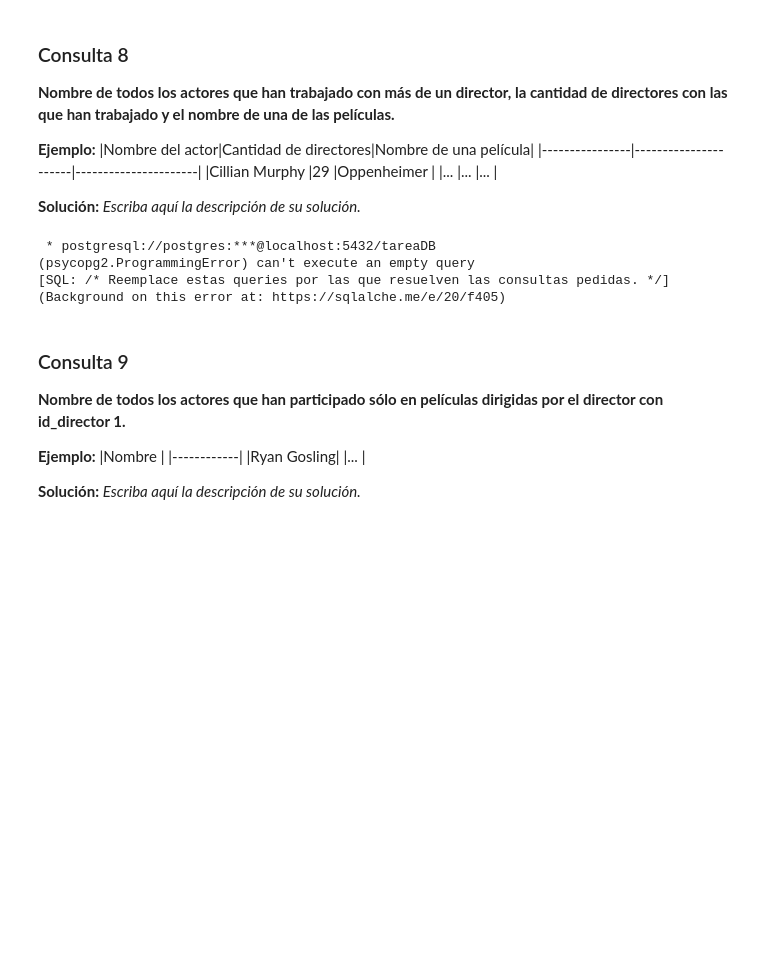
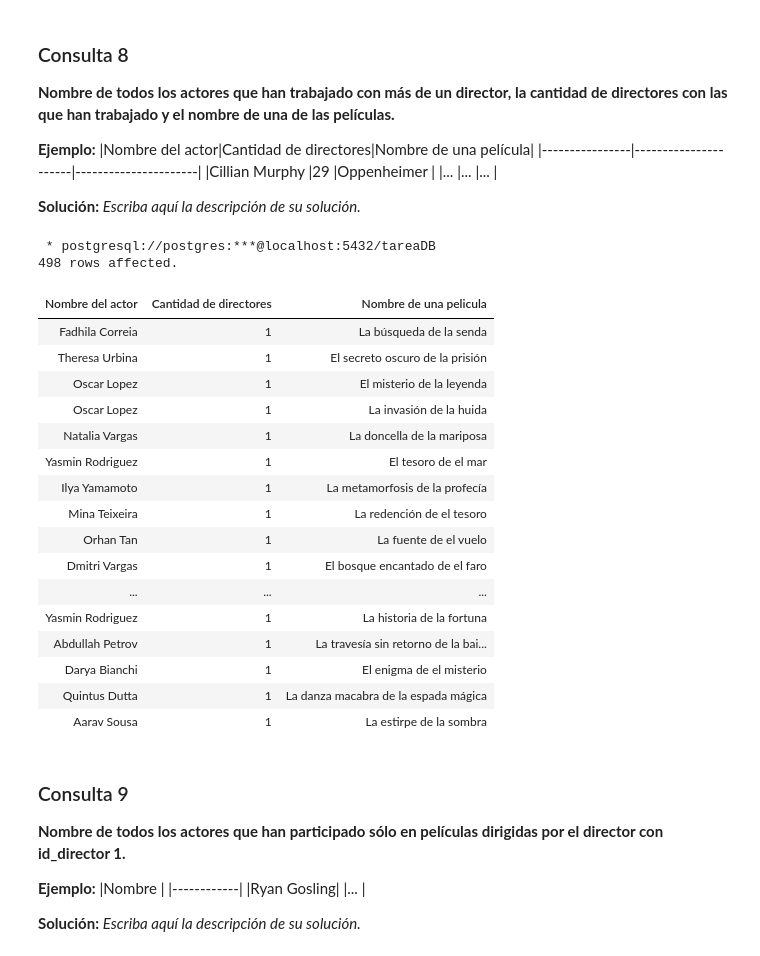
Before and after one commit to daniaao26/Tarea-1-db, a Jupyter notebook: Tarea_1.ipynb, the cells around one changed output. Saved outputs shown, nothing was run; the diff lists cells and outputs as text; code cells hidden in the pictures; blank space fills up the shorter version.

Commit message:
Update Tarea_1.ipynb
Consulta 6, parece que la 8 y la 9 ya estan listas nomas faltaria hacer varias pruebas para confirma que todo esta bien

```diff
--- a/Tarea_1.ipynb
+++ b/Tarea_1.ipynb
@@ -575,14 +568,46 @@ ORDER BY
 
 
 **Solución:** _Escriba aquí la descripción de su solución._
-# %%
-%%sql
-/* Reemplace estas queries por las que resuelven las consultas pedidas. */
-# %% [output]
- * postgresql://postgres:***@localhost:5432/tareaDB
-(psycopg2.ProgrammingError) can't execute an empty query
-[SQL: /* Reemplace estas queries por las que resuelven las consultas pedidas. */]
-(Background on this error at: https://sqlalche.me/e/20/f405)
+# %%
+%%sql
+SELECT
+    actor.nombre as "Nombre del actor",
+    COUNT(director.id_director) as "Cantidad de directores",
+    pelicula.nombre as "Nombre de una pelicula"
+FROM
+    actor
+INNER JOIN
+    actor_participa_en_pelicula ON actor.id_actor = actor_participa_en_pelicula.id_actor
+INNER JOIN
+    pelicula ON actor_participa_en_pelicula.id_pelicula = pelicula.id_pelicula
+INNER JOIN
+    director ON pelicula.id_director = director.id_director
+GROUP BY
+    actor.nombre, pelicula.nombre
+HAVING
+    COUNT(director.id_director) >= 2
+ORDER BY
+    COUNT(director.id_director) DESC;
+# %% [output]
+ * postgresql://postgres:***@localhost:5432/tareaDB
+498 rows affected.
+| Nombre del actor | Cantidad de directores | Nombre de una pelicula |
+| Fadhila Correia | 1 | La búsqueda de la senda |
+| Theresa Urbina | 1 | El secreto oscuro de la prisión |
+| Oscar Lopez | 1 | El misterio de la leyenda |
+| Oscar Lopez | 1 | La invasión de la huida |
+| Natalia Vargas | 1 | La doncella de la mariposa |
+| Yasmin Rodriguez | 1 | El tesoro de el mar |
+| Ilya Yamamoto | 1 | La metamorfosis de la profecía |
+| Mina Teixeira | 1 | La redención de el tesoro |
+| Orhan Tan | 1 | La fuente de el vuelo |
+| Dmitri Vargas | 1 | El bosque encantado de el faro |
+| ... | ... | ... |
+| Yasmin Rodriguez | 1 | La historia de la fortuna |
+| Abdullah Petrov | 1 | La travesía sin retorno de la bai... |
+| Darya Bianchi | 1 | El enigma de el misterio |
+| Quintus Dutta | 1 | La danza macabra de la espada mágica |
+| Aarav Sousa | 1 | La estirpe de la sombra |
 # %% [markdown]
 ### Consulta 9
 
```
Also changed, not shown: parts of 18 cells of this notebook.
